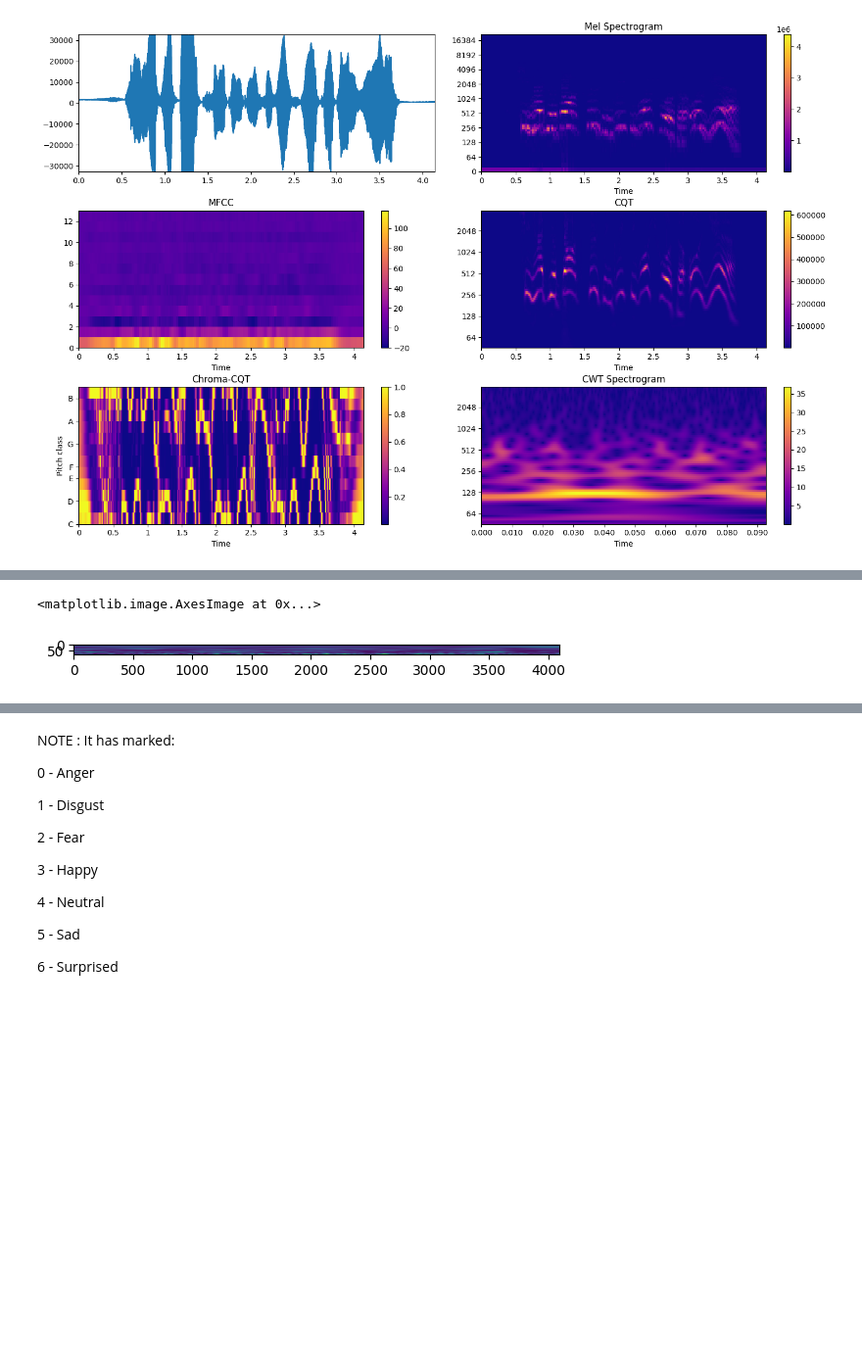
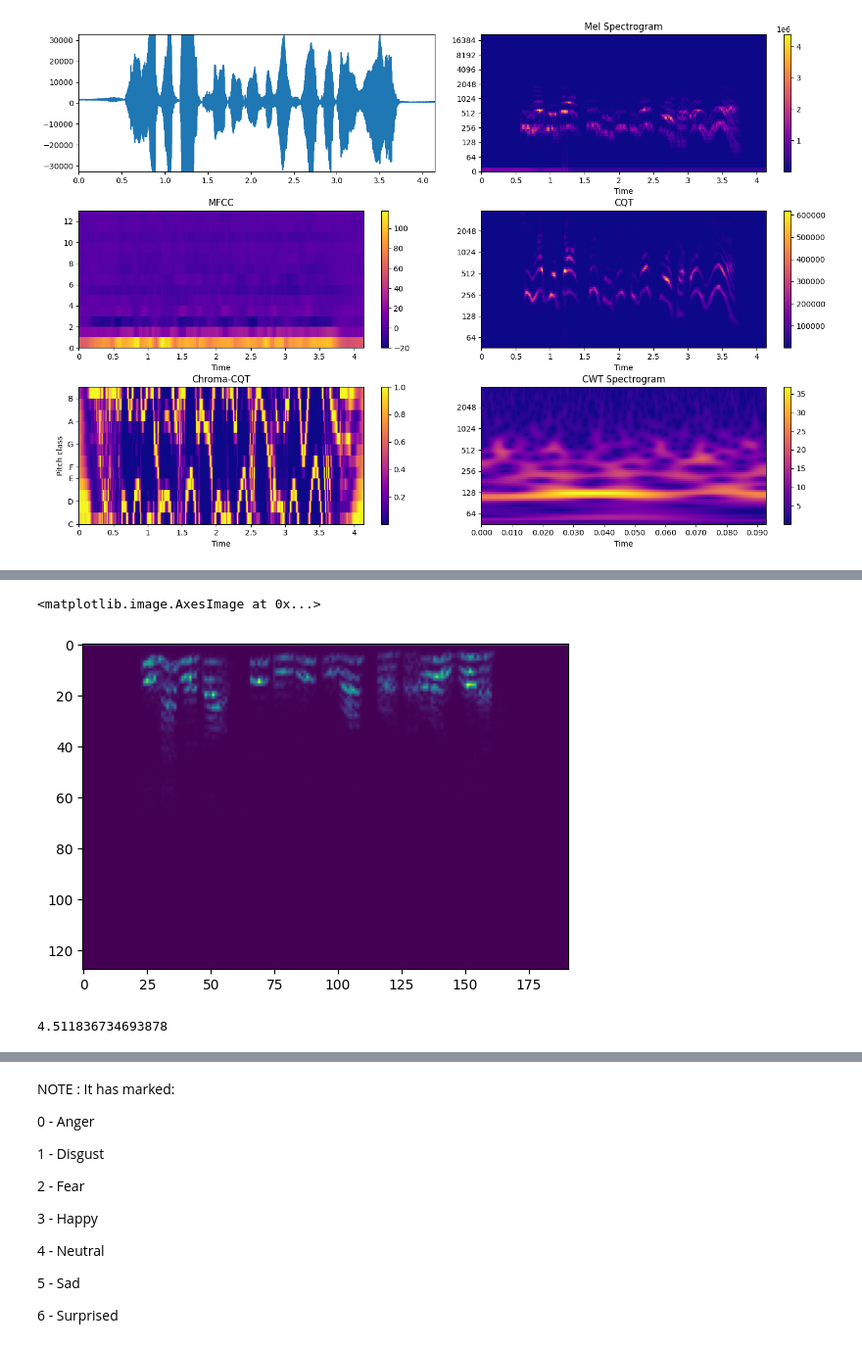
Before and after one commit to Ruthamey1/speech_emotion, a Jupyter notebook: Using_SAVEE.ipynb, the cells around one changed output, grey strips where cells are left out. Shown at 98% size. Saved outputs shown, nothing was run; the diff lists cells and outputs as text; code cells hidden in the pictures; blank space fills up the shorter version.

```diff
--- a/Using_SAVEE.ipynb
+++ b/Using_SAVEE.ipynb
@@ -191 +261,10 @@ def turning_audio_to_CWT_Spectogram(savee_df):
+# %%
+plt.imshow(spec_arr)
+# %% [output]
+<matplotlib.image.AxesImage at 0x...>
+[figure, added]
+# %%
+data.shape[-1]/sample_rate
+# %% [output]
+4.511836734693878
 # %%
@@ -205,5 +289,0 @@ turning_audio_to_CWT_Spectogram(savee_df.loc[:, 'Path'])
-# %%
-plt.imshow(cwts[0])
-# %% [output]
-<matplotlib.image.AxesImage at 0x...>
-[figure, removed]
```
Also changed, not shown: parts of 38 cells of this notebook, 1 other file.
